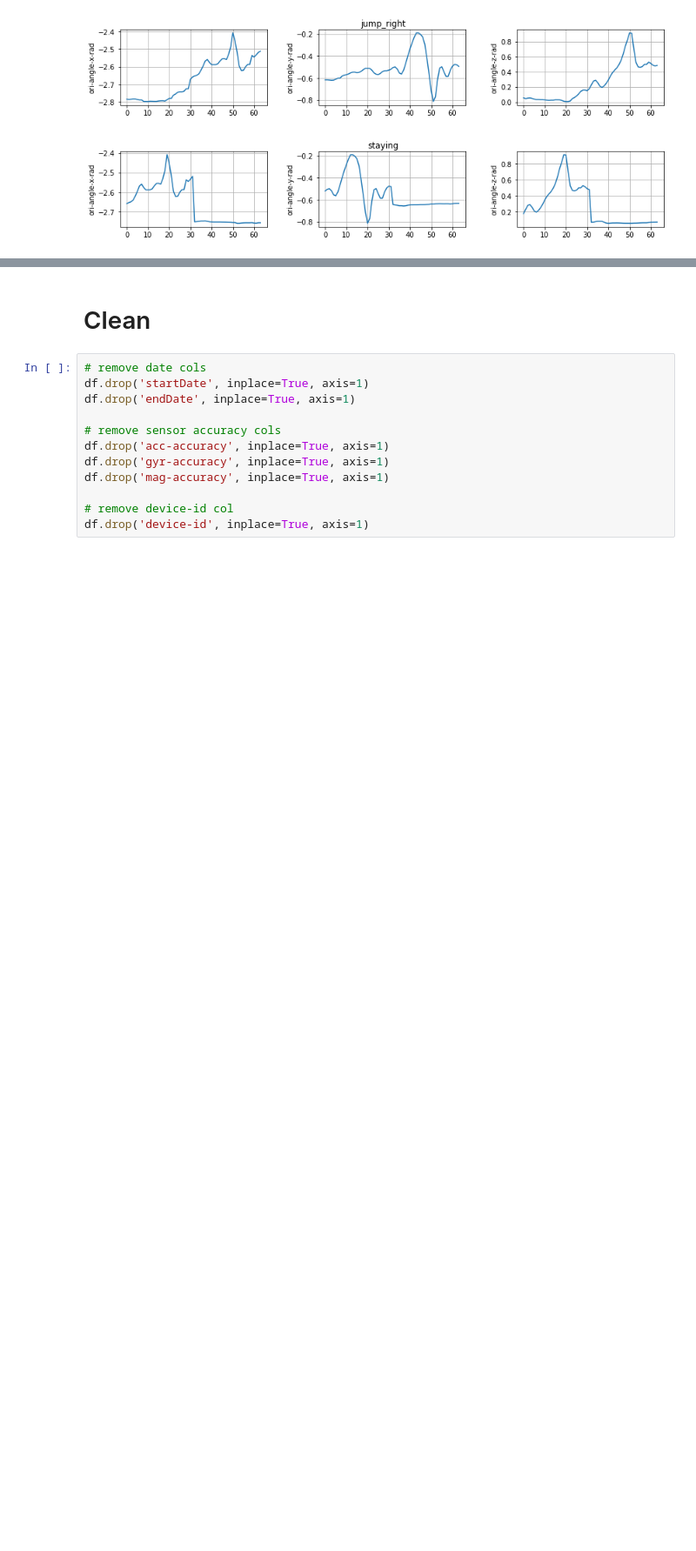
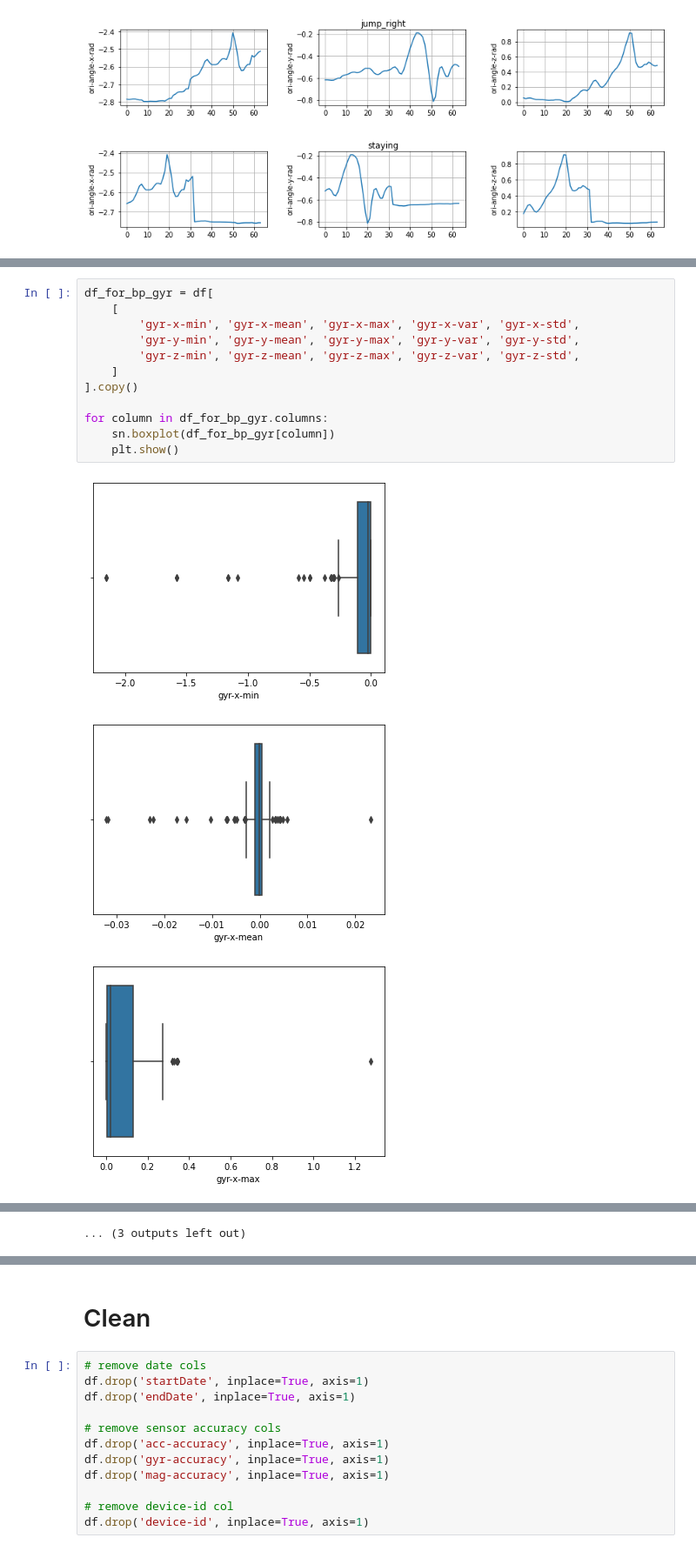
Before and after one commit to djocraveiro/duck-catch-and-fit, a Jupyter notebook: Notebooks/AmI2022.ipynb, the cells around one changed output, grey strips where cells are left out. Shown at 87% size. Drawn from its saved outputs; the diff is of its cells as text; blank space fills up the shorter version.

```diff
--- a/Notebooks/AmI2022.ipynb
+++ b/Notebooks/AmI2022.ipynb
@@ -162,0 +196,16 @@ plot_data_from_row(df, 2, ['ori-angle-x-rad', 'ori-angle-y-rad', 'ori-angle-z-ra
+# %%
+df_for_bp_gyr = df[
+    [
+        'gyr-x-min', 'gyr-x-mean', 'gyr-x-max', 'gyr-x-var', 'gyr-x-std',
+        'gyr-y-min', 'gyr-y-mean', 'gyr-y-max', 'gyr-y-var', 'gyr-y-std',
+        'gyr-z-min', 'gyr-z-mean', 'gyr-z-max', 'gyr-z-var', 'gyr-z-std',
+    ]
+].copy()
+
+for column in df_for_bp_gyr.columns:
+    sn.boxplot(df_for_bp_gyr[column])
+    plt.show()
+# %% [output]
+[figure, added]
+[figure, added]
+[figure, added]
@@ -162,0 +221 @@ plot_data_from_row(df, 2, ['ori-angle-x-rad', 'ori-angle-y-rad', 'ori-angle-z-ra
+... (3 outputs left out)
```
Also changed, not shown: parts of 19 cells of this notebook.
